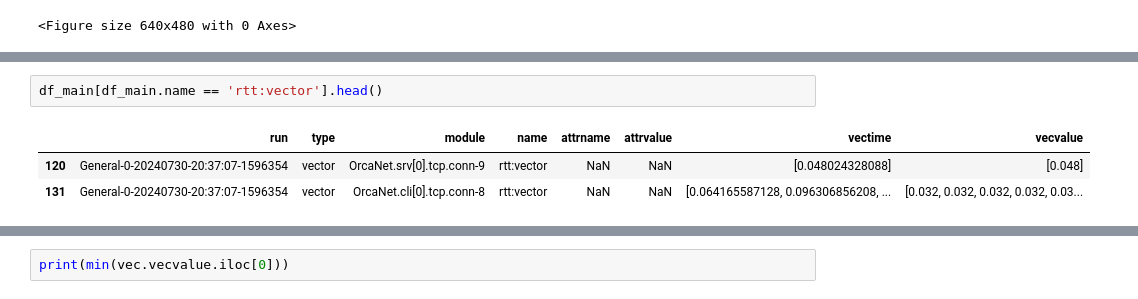
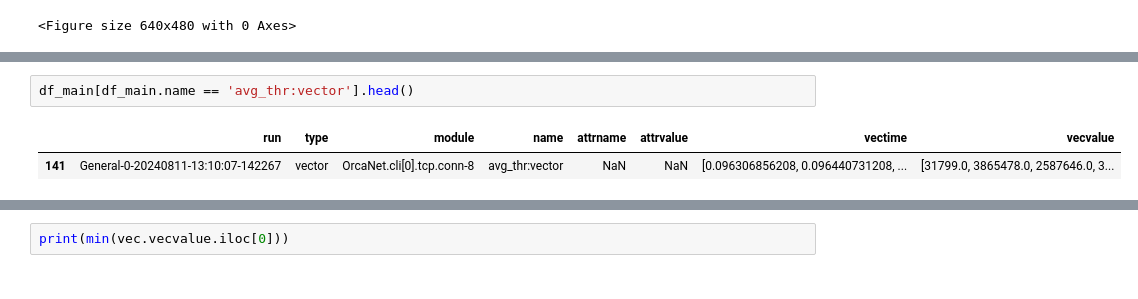
Before and after one commit to laibah-iqbal/raynet, a Jupyter notebook: configs/orca/results.ipynb, the cells around one changed output, grey strips where cells are left out. Saved outputs shown, nothing was run; the diff lists cells and outputs as text.

```diff
--- a/configs/orca/results.ipynb
+++ b/configs/orca/results.ipynb
@@ -77,7 +95,6 @@ plt.show()
 # %%
-df_main[df_main.name == 'rtt:vector'].head()
+df_main[df_main.name == 'avg_thr:vector'].head()
 # %% [output]
 |  | run | type | module | name | attrname | attrvalue | vectime | vecvalue |
-| 120 | General-0-20240730-20:37:07-1596354 | vector | OrcaNet.srv[0].tcp.conn-9 | rtt:vector | NaN | NaN | [0.048024328088] | [0.048] |
-| 131 | General-0-20240730-20:37:07-1596354 | vector | OrcaNet.cli[0].tcp.conn-8 | rtt:vector | NaN | NaN | [0.064165587128, 0.096306856208, ... | [0.032, 0.032, 0.032, 0.032, 0.03... |
+| 141 | General-0-20240811-13:10:07-142267 | vector | OrcaNet.cli[0].tcp.conn-8 | avg_thr:vector | NaN | NaN | [0.096306856208, 0.096440731208, ... | [31799.0, 3865478.0, 2587646.0, 3... |
 # %%
```
Also changed, not shown: parts of 11 cells of this notebook, 5 other files.
